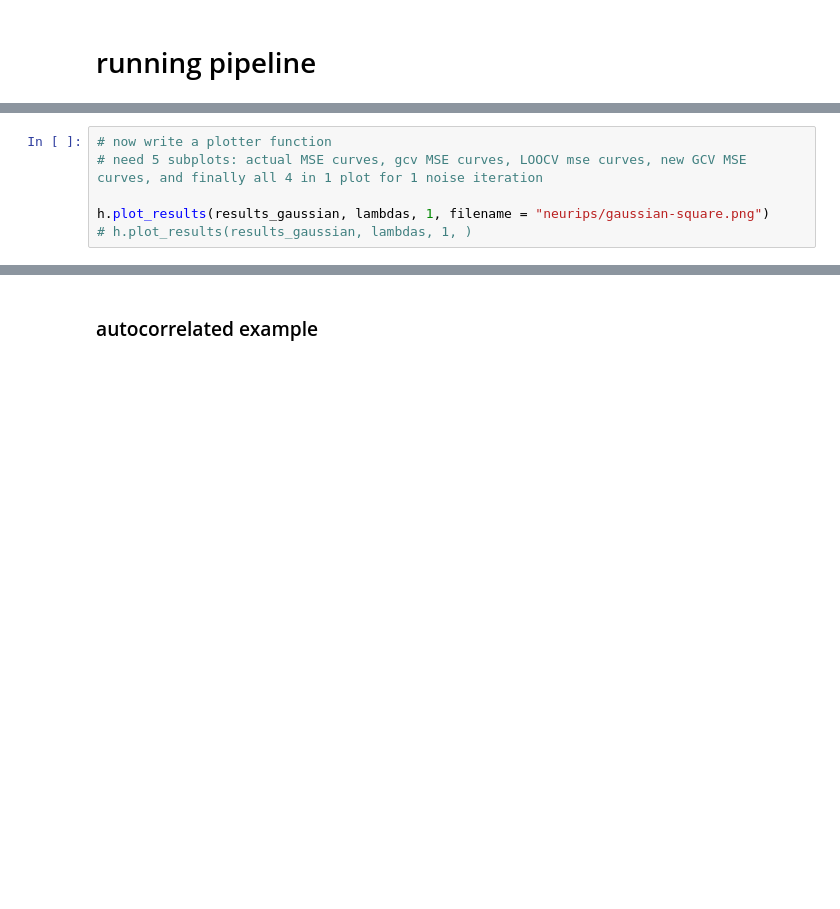
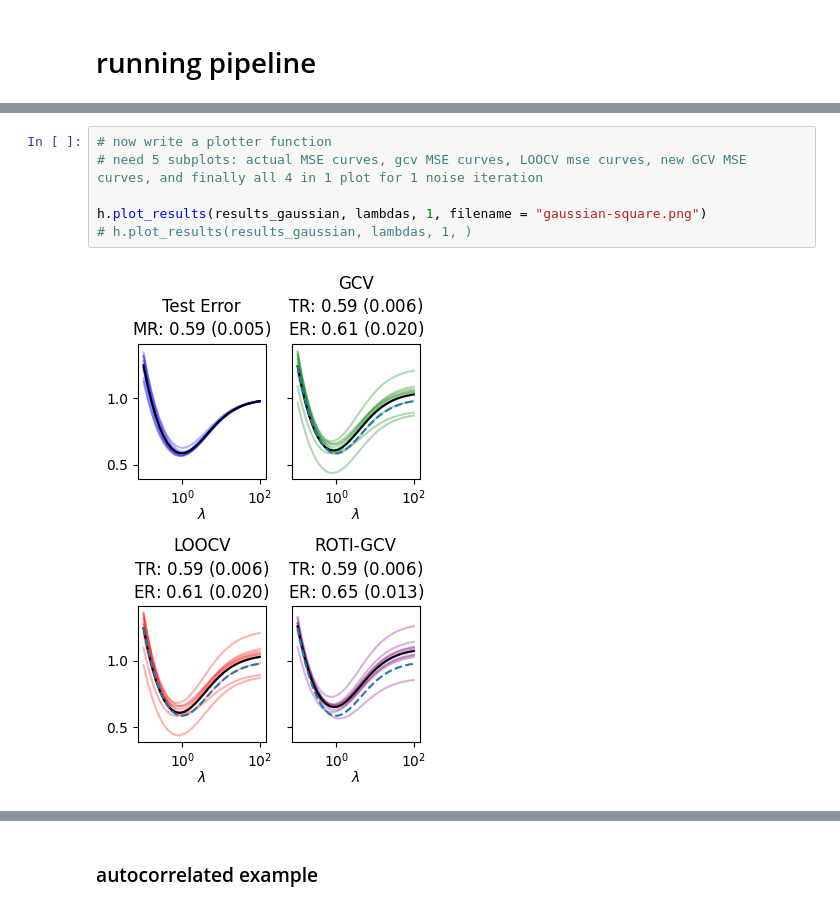
Before and after one commit to kevinzluo/rot-inv-gcv, a Jupyter notebook: aligned_gcv_pipeline.ipynb, the cells around one changed output, grey strips where cells are left out. Saved outputs shown, nothing was run; the diff lists cells and outputs as text; blank space fills up the shorter version.

Commit message:
add images and run nb

```diff
--- a/aligned_gcv_pipeline.ipynb
+++ b/aligned_gcv_pipeline.ipynb
@@ -41,7 +59,9 @@ results_gaussian = h.gcv_test_pipeline(
 # %%
 # now write a plotter function
 # need 5 subplots: actual MSE curves, gcv MSE curves, LOOCV mse curves, new GCV MSE curves, and finally all 4 in 1 plot for 1 noise iteration
 
-h.plot_results(results_gaussian, lambdas, 1, filename = "neurips/gaussian-square.png")
+h.plot_results(results_gaussian, lambdas, 1, filename = "gaussian-square.png")
 # h.plot_results(results_gaussian, lambdas, 1, )
+# %% [output]
+[figure, added]
 # %%
```
Also changed, not shown: parts of 29 cells of this notebook, 15 other files.
